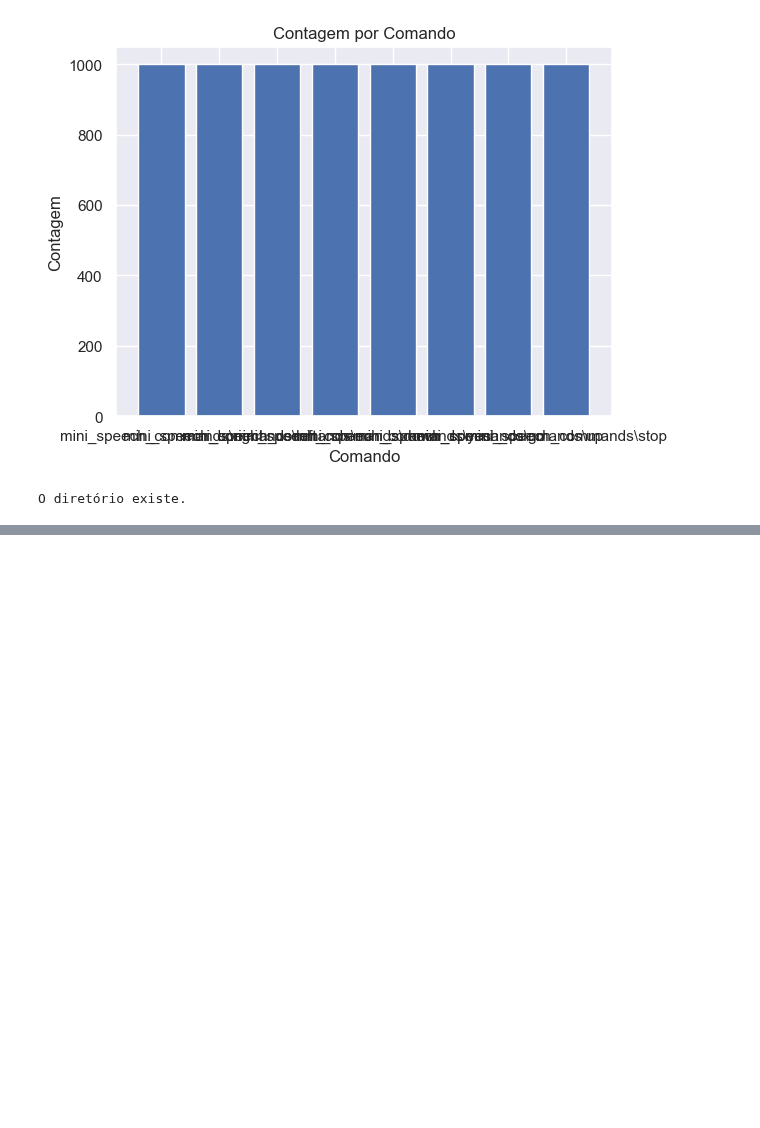
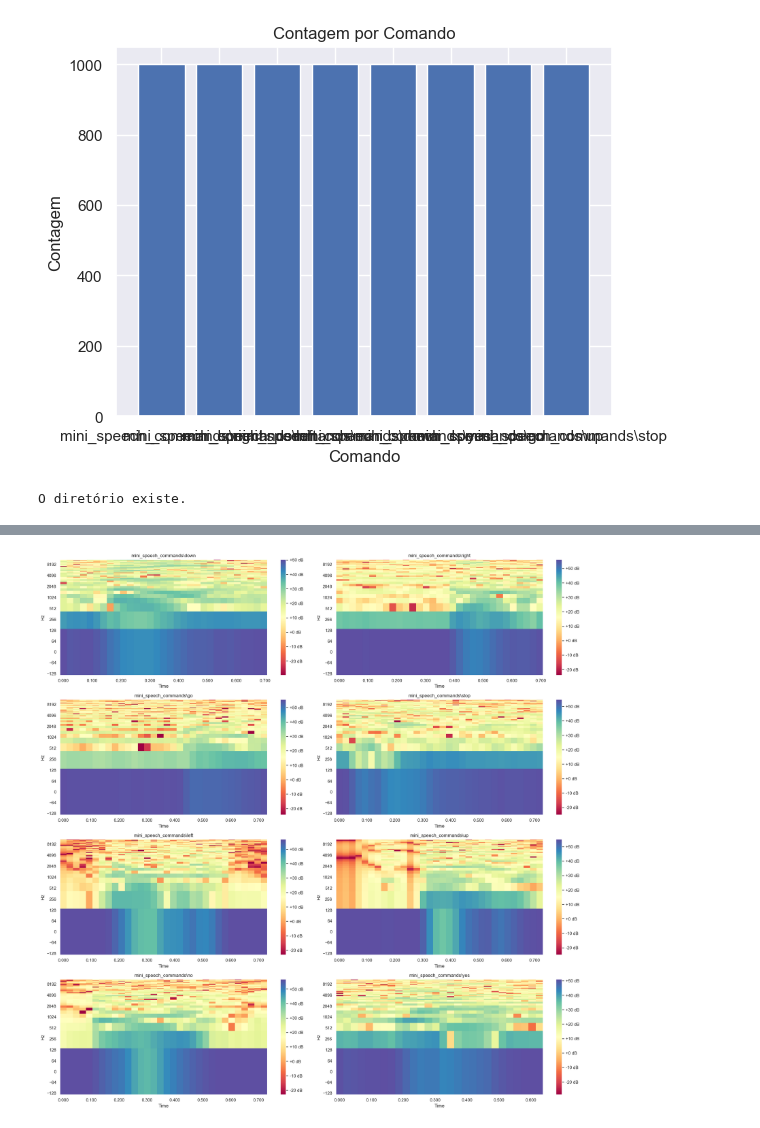
Before and after one commit to eltongaspar/python, a Jupyter notebook: 9-4 Consolidar - Voz e Audio.ipynb, the cells around one changed output, grey strips where cells are left out. Saved outputs shown, nothing was run; the diff lists cells and outputs as text; code cells hidden in the pictures; blank space fills up the shorter version.

```diff
--- a/9-4 Consolidar - Voz e Audio.ipynb
+++ b/9-4 Consolidar - Voz e Audio.ipynb
@@ -384,0 +407,20 @@ fig.tight_layout()
+# %%
+#Espectrogramas de MFCCs
+
+# Cria uma nova figura e um array de subplots com 4 linhas e 2 colunas, com tamanho total de 20x20 polegadas.
+fig, axs = plt.subplots(rows, cols, figsize=(20,20))
+index = 0
+# Itera por cada célula do layout para processar e exibir os espectrogramas de MFCC (Mel-Frequency Cepstral Coefficients) dos arquivos de áudio selecionados.
+for col in range(cols):
+    for row in range(rows):
+        data, sample_rate = librosa.load(audio_samples[index], sr = None)
+        mfccs = librosa.feature.mfcc(y = data, sr=sample_rate, n_mfcc=40)
+        mfccs_db = librosa.amplitude_to_db(np.abs(mfccs))
+        img = librosa.display.specshow(mfccs_db, x_axis="time", y_axis='log', ax=axs[row][col], cmap = 'Spectral')
+        axs[row][col].set_title('{}'.format(labels[index]))
+        fig.colorbar(img, ax=axs[row][col], format='%+2.f dB')
+        index += 1
+
+fig.tight_layout()
+# %% [output]
+[figure, added]
```
Also changed, not shown: parts of 11 cells of this notebook.
